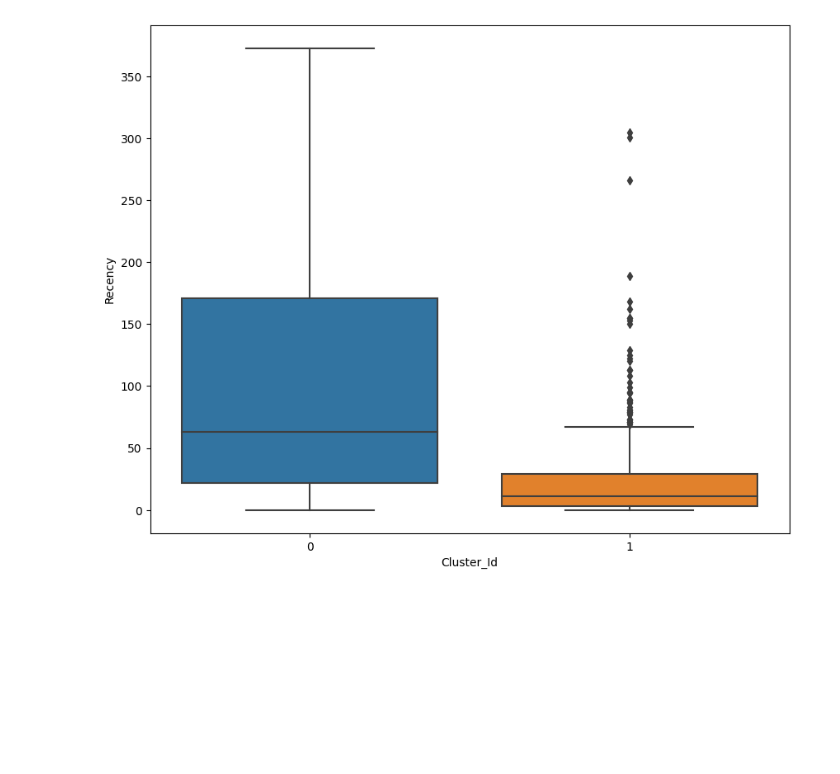
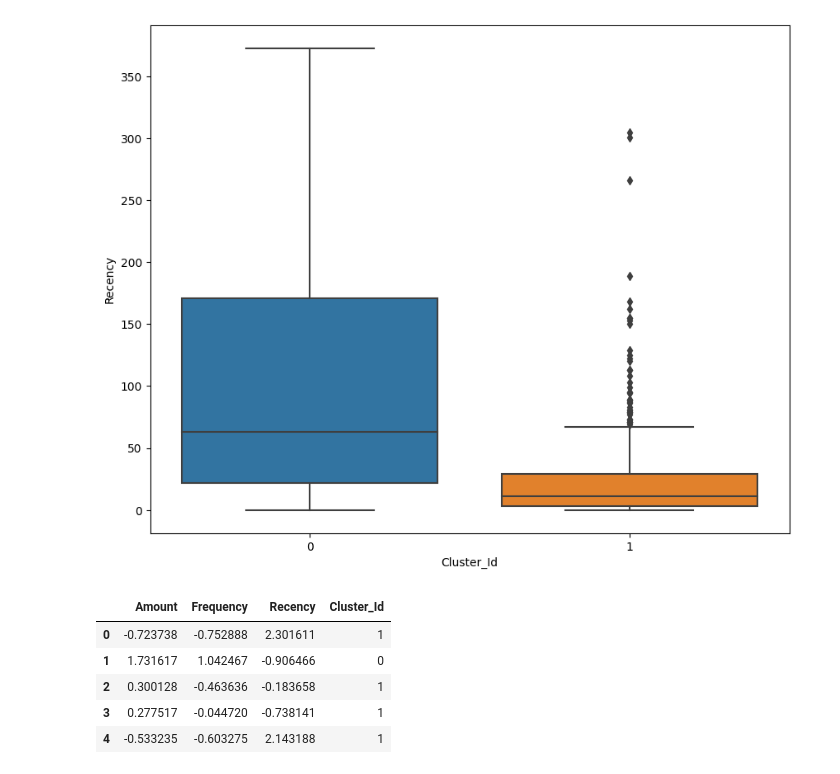
Before and after one commit to ntkien36/Customer-Segmentation, a Jupyter notebook: KMeansClustering.ipynb, the cells around one changed output. Saved outputs shown, nothing was run; the diff lists cells and outputs as text; code cells hidden in the pictures; blank space fills up the shorter version.

```diff
--- a/KMeansClustering.ipynb
+++ b/KMeansClustering.ipynb
@@ -426,3 +452,13 @@ sns.boxplot(x='Cluster_Id', y='Recency', data=rfm)
 # %% [output]
 <Axes: xlabel='Cluster_Id', ylabel='Recency'>
 [figure]
+# %%
+rfm_df_scaled['Cluster_Id'] = model.labels_
+rfm_df_scaled.head()
+# %% [output]
+|  | Amount | Frequency | Recency | Cluster_Id |
+| 0 | -0.723738 | -0.752888 | 2.301611 | 1 |
+| 1 | 1.731617 | 1.042467 | -0.906466 | 0 |
+| 2 | 0.300128 | -0.463636 | -0.183658 | 1 |
+| 3 | 0.277517 | -0.044720 | -0.738141 | 1 |
+| 4 | -0.533235 | -0.603275 | 2.143188 | 1 |
```
Also changed, not shown: parts of 10 cells of this notebook, 5 other files.
